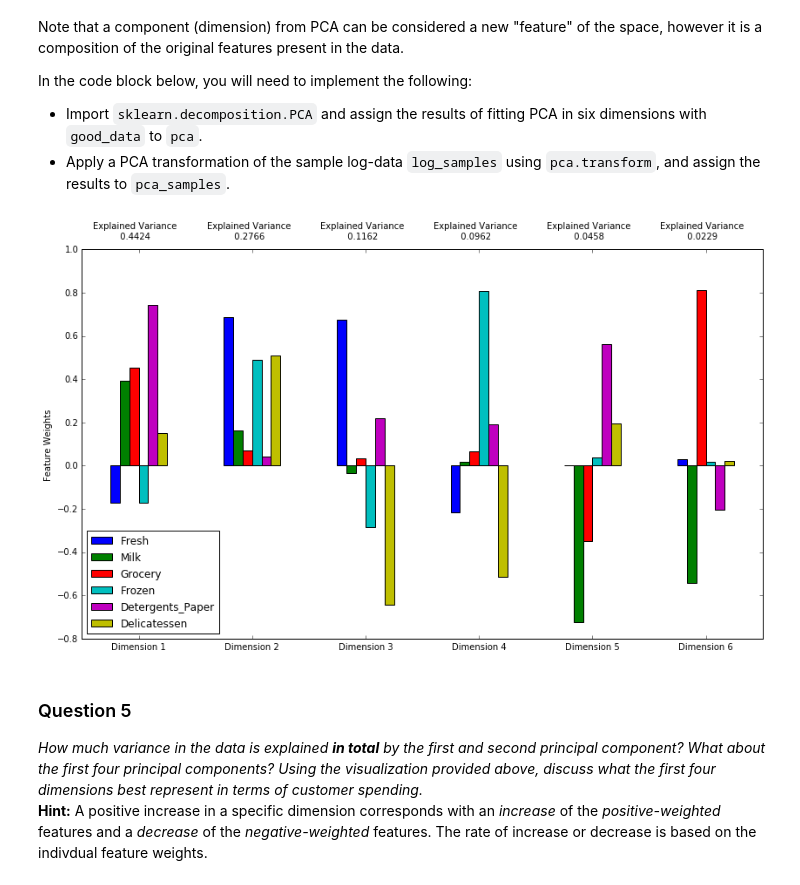
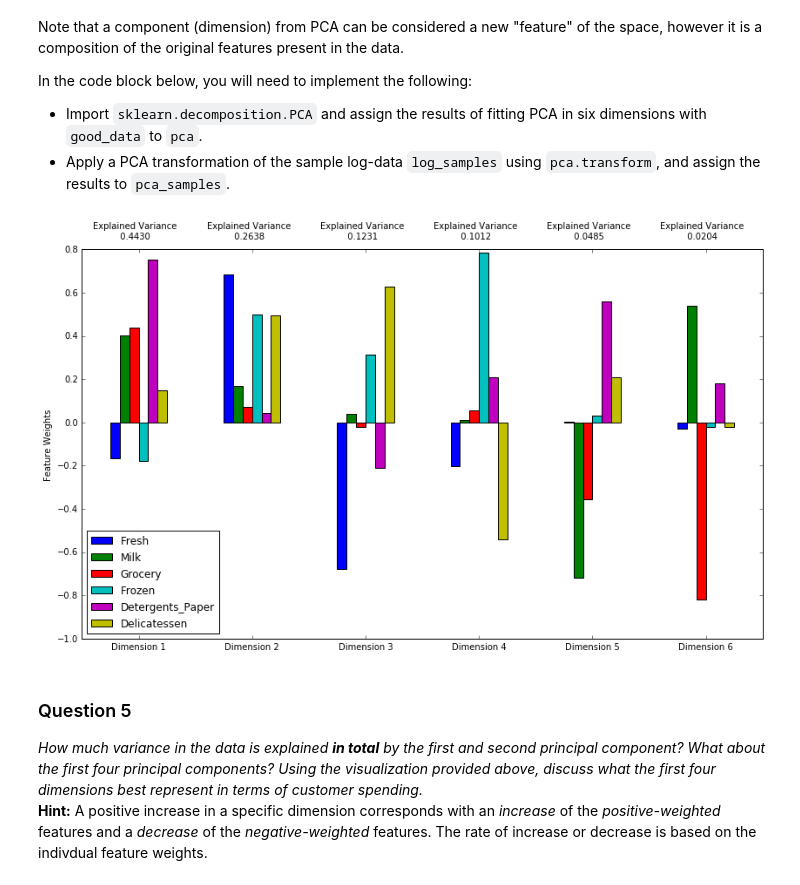
Before and after one commit to alismayilov/udacity-machine-learning-projects, a Jupyter notebook: projects/creating_customer_segments/customer_segments.ipynb, the cells around one changed output. Saved outputs shown, nothing was run; the diff lists cells and outputs as text; code cells hidden in the pictures.

```diff
--- a/projects/creating_customer_segments/customer_segments.ipynb
+++ b/projects/creating_customer_segments/customer_segments.ipynb
@@ -171,6 +181,7 @@ In the code block below, you will need to implement the following:
 **NOTE:** If you choose to remove any outliers, ensure that the sample data does not contain any of these points!
 Once you have performed this implementation, the dataset will be stored in the variable `good_data`.
 # %%
+from collections import Counter
 outlier_dict={}
 # For each feature find the data points with extreme high or low values
 for feature in log_data.keys():
@@ -182,7 +193,7 @@ for feature in log_data.keys():
     Q3 = np.percentile(log_data[feature],75)
 
     # TODO: Use the interquartile range to calculate an outlier step (1.5 times the interquartile range)
-    step = Q3-Q1
+    step = (Q3-Q1)*1.5
 
     # Display the outliers
     print "Data points considered outliers for the feature '{}':".format(feature)
@@ -190,12 +201,15 @@ for feature in log_data.keys():
     outlier_dict[feature]=set(outlier.index.get_values())
     display(outlier)
 
-print(outlier_dict['Fresh'].intersection(outlier_dict['Milk']).intersection(outlier_dict['Delicatessen']))
-print(outlier_dict['Milk'].intersection(outlier_dict['Grocery']).intersection(outlier_dict['Detergents_Paper']))
+outlier_list=[]
+for i in outlier_dict:
+    outlier_list+=list(outlier_dict[i])
 
+count_outliers=Counter(outlier_list)
+print(count_outliers)
 
 # OPTIONAL: Select the indices for data points you wish to remove
-outliers  = [97,154,356]
+outliers  = [154,128,65,66,75]
 
 # Remove the outliers, if any were specified
 good_data = log_data.drop(log_data.index[outliers]).reset_index(drop = True)
@@ -314,16 +294,16 @@ In the code block below, you will need to implement the following:
 # %%
 from sklearn.decomposition import PCA
 # TODO: Apply PCA to the good data with the same number of dimensions as features
 pca = PCA(n_components=6)
 
 # TODO: Apply a PCA transformation to the sample log-data
-pca.fit(log_data)
+pca.fit(good_data)
 pca_samples = pca.transform(log_samples)
 
 # Generate PCA results plot
 pca_results = rs.pca_results(good_data, pca)
 # %% [output]
-[figure, old version]
+[figure, new version]
 # %% [markdown]
 ### Question 5
 *How much variance in the data is explained* ***in total*** *by the first and second principal component? What about the first four principal components? Using the visualization provided above, discuss what the first four dimensions best represent in terms of customer spending.*
```
Also changed, not shown: parts of 20 cells of this notebook.
